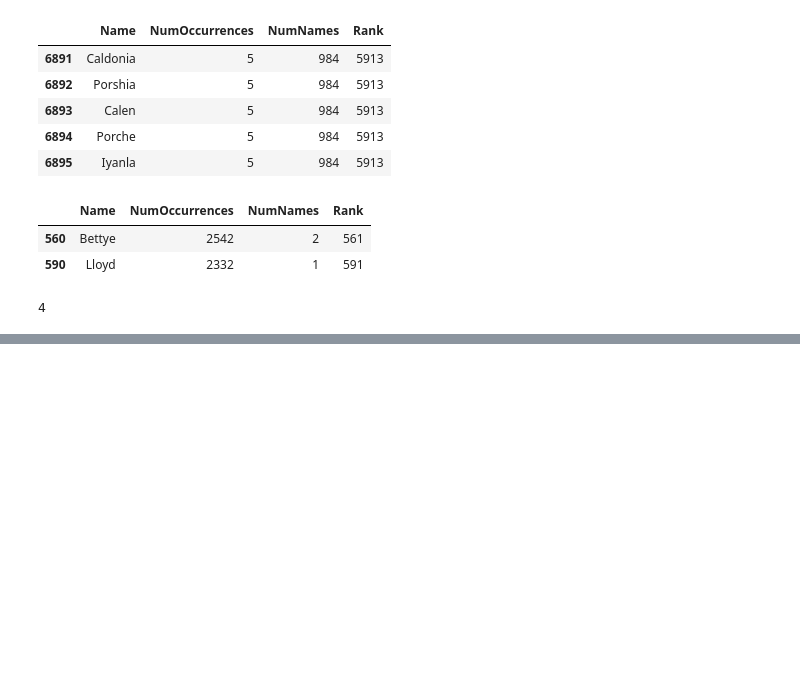
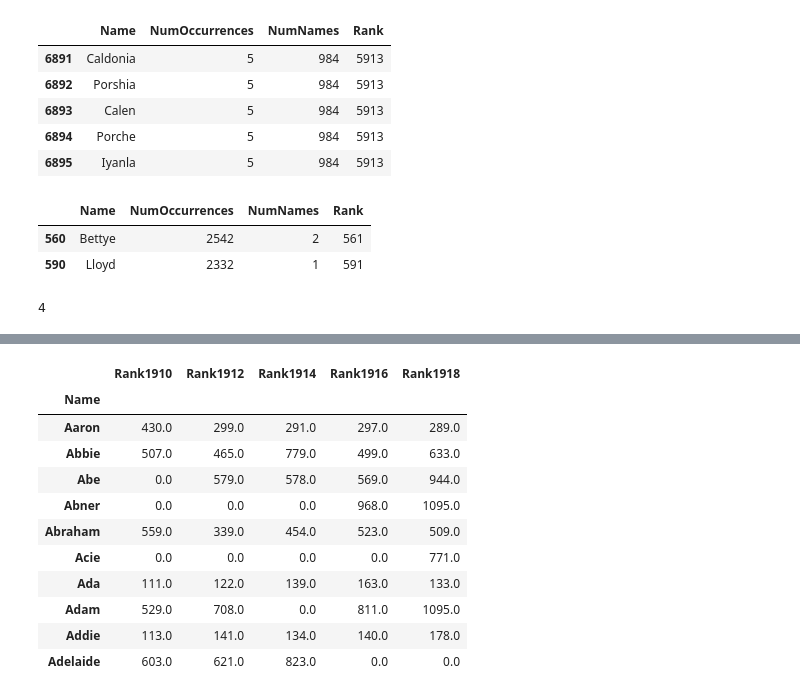
Before and after one commit to MrLRTripp/NameSurfer, a Jupyter notebook: namesurfer.ipynb, the cells around one changed output, grey strips where cells are left out. Saved outputs shown, nothing was run; the diff lists cells and outputs as text; code cells hidden in the pictures; blank space fills up the shorter version.

Commit message:
Rank names for year ranges

```diff
--- a/namesurfer.ipynb
+++ b/namesurfer.ipynb
@@ -472,0 +501,5 @@ compute_rank(names_df,'John')
+# %%
+nr = rank_of_all_names_df[['Rank']]
+yr = 1910
+nr.rename(columns={'Rank':f"Rank{yr}"},inplace=True)
+nr.head()
@@ -472,0 +518,3 @@ compute_rank(names_df,'John')
+# %%
+r1911 = pd.DataFrame({'Rank1911':[3,4,6]}, index=['James','Mary','zazoo'])
+r1911
@@ -472,0 +537,6 @@ compute_rank(names_df,'John')
+# %%
+# Can merge with empty DataFrame
+empty_df = pd.DataFrame()
+merged_e_df = empty_df.merge(r1911,left_index=True, right_index=True,how='outer')  #,indicator=True)
+merged_e_df.fillna(value=0, inplace=True)
+merged_e_df.loc[['James','Mary','zazoo']]
@@ -472,0 +641,17 @@ compute_rank(names_df,'John')
+# %%
+result_df = compute_for_year_ranges(names_df,range(1910,1920,2))
+# %%
+result_df.head(10)
+# %% [output]
+|  | Rank1910 | Rank1912 | Rank1914 | Rank1916 | Rank1918 |
+| Name |  |  |  |  |  |
+| Aaron | 430.0 | 299.0 | 291.0 | 297.0 | 289.0 |
+| Abbie | 507.0 | 465.0 | 779.0 | 499.0 | 633.0 |
+| Abe | 0.0 | 579.0 | 578.0 | 569.0 | 944.0 |
+| Abner | 0.0 | 0.0 | 0.0 | 968.0 | 1095.0 |
+| Abraham | 559.0 | 339.0 | 454.0 | 523.0 | 509.0 |
+| Acie | 0.0 | 0.0 | 0.0 | 0.0 | 771.0 |
+| Ada | 111.0 | 122.0 | 139.0 | 163.0 | 133.0 |
+| Adam | 529.0 | 708.0 | 0.0 | 811.0 | 1095.0 |
+| Addie | 113.0 | 141.0 | 134.0 | 140.0 | 178.0 |
+| Adelaide | 603.0 | 621.0 | 823.0 | 0.0 | 0.0 |
```
Also changed, not shown: parts of 16 cells of this notebook.
